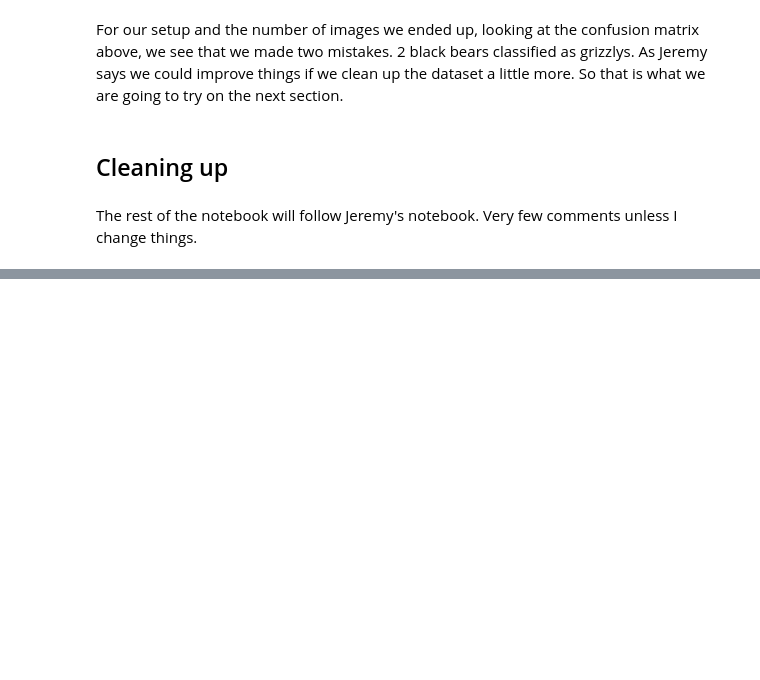
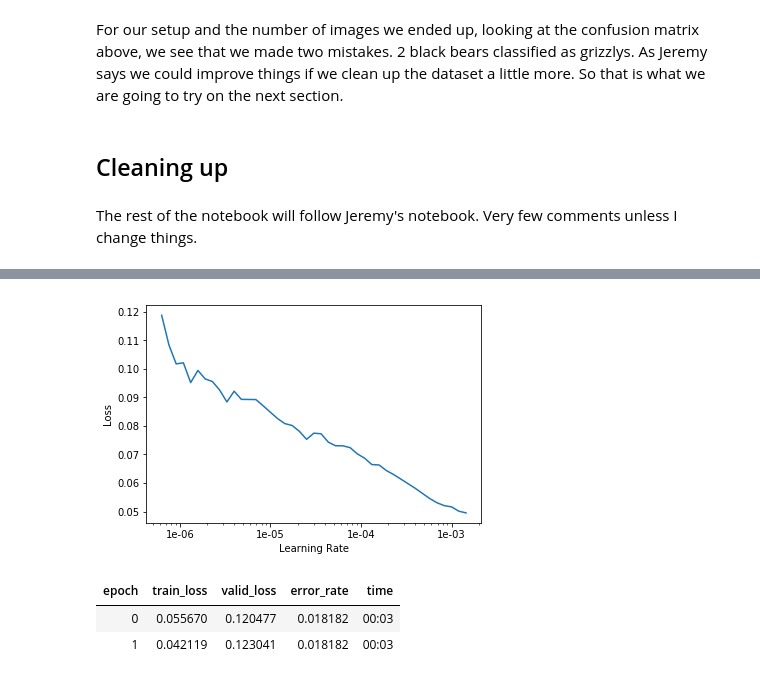
Before and after one commit to gaseosaluz/fastaiv3, a Jupyter notebook: nbs/dl1/lesson2-download-notes_exp.ipynb, the cells around one changed output, grey strips where cells are left out. Saved outputs shown, nothing was run; the diff lists cells and outputs as text; code cells hidden in the pictures; blank space fills up the shorter version.

```diff
--- a/nbs/dl1/lesson2-download-notes_exp.ipynb
+++ b/nbs/dl1/lesson2-download-notes_exp.ipynb
@@ -321,0 +339,4 @@ ImageCleaner(ds, idxs, path)
+# %%
+# Create a model - will use a new name to avoid confusing it with the
+# one we created above
+learn_clean = cnn_learner(data, models.resnet34, metrics=error_rate)
@@ -321,0 +345,2 @@ ImageCleaner(ds, idxs, path)
+# %%
+learn_clean.fit_one_cycle(4)
@@ -321,0 +365,11 @@ ImageCleaner(ds, idxs, path)
+# %%
+learn_clean.recorder.plot()
+# %% [output]
+[figure, added]
+# %%
+learn_clean.load('stage-1-cleaned')
+learn.fit_one_cycle(2, max_lr=slice(0.5e-5,5e-04))
+# %% [output]
+| epoch | train_loss | valid_loss | error_rate | time |
+| 0 | 0.055670 | 0.120477 | 0.018182 | 00:03 |
+| 1 | 0.042119 | 0.123041 | 0.018182 | 00:03 |
```
Also changed, not shown: parts of 40 cells of this notebook.
